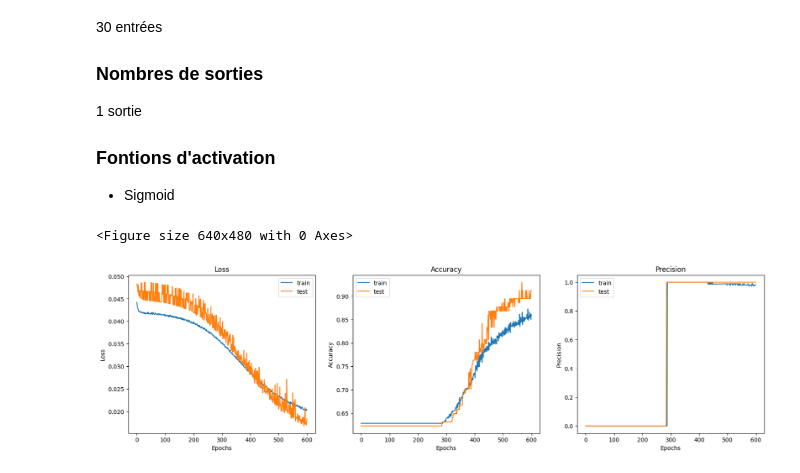
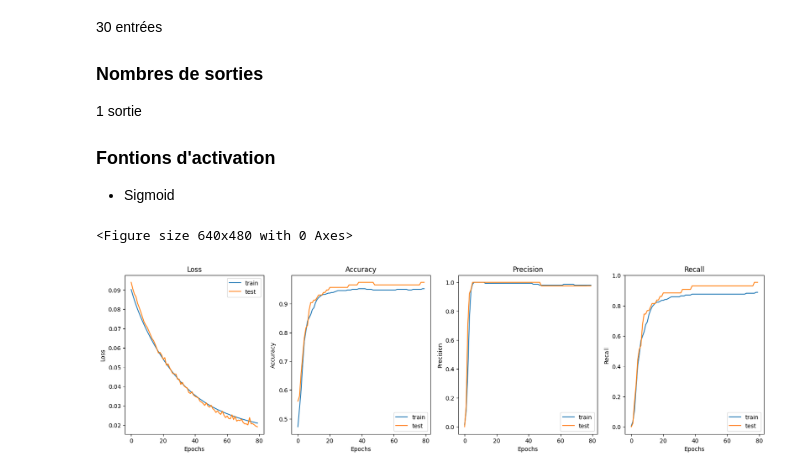
Before and after one commit to hugo-gclvs/Breast-Cancer-Diagnosis, a Jupyter notebook: TD3.ipynb, the cells around one changed output. Cells and saved outputs as stored; diff of their text form; code cells hidden in the pictures.

Commit message:
Fix model

```diff
--- a/TD3.ipynb
+++ b/TD3.ipynb
@@ -147,10 +148,12 @@ optimizer = torch.optim.SGD(model.parameters(), lr=1e-2)
 train_losses = []
 train_accuracies = []
 train_precisions = []
+train_recalls = []
 
 test_losses = []
 test_accuracies = []
 test_precisions = []
+test_recalls = []
 # %%
 def train(train_loader, model, loss_fn, optimizer):
     model.train()
@@ -160,6 +163,7 @@ def train(train_loader, model, loss_fn, optimizer):
     total = 0
     nombre_vp = 0
     nombre_fp = 0
+    nombre_fn = 0
 
     for batch, (X, y) in enumerate(train_loader):
         X, y = X.to(device), y.to(device)
@@ -179,12 +183,14 @@ def train(train_loader, model, loss_fn, optimizer):
 
         nombre_vp += ((predictions == 1) & (y == 1)).sum().item()
         nombre_fp += ((predictions == 1) & (y == 0)).sum().item()
+        nombre_fn += ((predictions == 0) & (y == 1)).sum().item()
 
     epoch_loss /= size
     epoch_accuracy = correct / total
     epoch_precision = nombre_vp / (nombre_vp + nombre_fp + 1e-12)
+    epoch_recall = nombre_vp / (nombre_vp + nombre_fn + 1e-12)
 
-    return epoch_loss, epoch_accuracy, epoch_precision
+    return epoch_loss, epoch_accuracy, epoch_precision, epoch_recall
 # %%
 def test(test_loader, model, loss_fn):
     model.eval()
@@ -194,13 +200,14 @@ def test(test_loader, model, loss_fn):
     total = 0
     nombre_vp = 0
     nombre_fp = 0
+    nombre_fn = 0
 
     with torch.no_grad():
         for X, y in test_loader:
             X, y = X.to(device), y.to(device)
             pred = model(X)
             pred = pred.squeeze()
-            loss = loss_fn(pred, y)
+            loss = loss_fn(pred, y.view_as(pred))
             epoch_loss += loss.item()
 
             predictions = pred >= 0.5
@@ -209,52 +216,64 @@ def test(test_loader, model, loss_fn):
 
             nombre_vp += ((predictions == 1) & (y == 1)).sum().item()
             nombre_fp += ((predictions == 1) & (y == 0)).sum().item()
+            nombre_fn += ((predictions == 0) & (y == 1)).sum().item()
 
     epoch_loss /= size
     epoch_accuracy = correct / total
     epoch_precision = nombre_vp / (nombre_vp + nombre_fp + 1e-12)
+    epoch_recall = nombre_vp / (nombre_vp + nombre_fn + 1e-12)
 
-    return epoch_loss, epoch_accuracy, epoch_precision
+    return epoch_loss, epoch_accuracy, epoch_precision, epoch_recall
 # %%
-for epoch in notebook_tqdm.tqdm(range(600)):
-    train_loss, train_accuracy, train_precision = train(train_loader, model, loss_fn, optimizer)
+for epoch in notebook_tqdm.tqdm(range(80)):
+    train_loss, train_accuracy, train_precision, train_recall = train(train_loader, model, loss_fn, optimizer)
     train_losses.append(train_loss)
     train_accuracies.append(train_accuracy)
     train_precisions.append(train_precision)
+    train_recalls.append(train_recall)
 
-    test_loss, test_accuracy, test_precision = test(test_loader, model, loss_fn)
+    test_loss, test_accuracy, test_precision, test_recall = test(test_loader, model, loss_fn)
     test_losses.append(test_loss)
     test_accuracies.append(test_accuracy)
     test_precisions.append(test_precision)
+    test_recalls.append(test_recall)
 # %%
 plt.clf()
 
 plt.figure(figsize=(20, 5))
-plt.subplot(1, 3, 1)
+plt.subplot(1, 4, 1)
 plt.plot(train_losses, label='train')
 plt.plot(test_losses, label='test')
 plt.legend()
 plt.xlabel('Epochs')
 plt.ylabel('Loss')
 plt.title('Loss')
 
-plt.subplot(1, 3, 2)
+plt.subplot(1, 4, 2)
 plt.plot(train_accuracies, label='train')
 plt.plot(test_accuracies, label='test')
 plt.legend()
 plt.xlabel('Epochs')
 plt.ylabel('Accuracy')
 plt.title('Accuracy')
 
-plt.subplot(1, 3, 3)
+plt.subplot(1, 4, 3)
 plt.plot(train_precisions, label='train')
 plt.plot(test_precisions, label='test')
 plt.legend()
 plt.xlabel('Epochs')
 plt.ylabel('Precision')
 plt.title('Precision')
 
+plt.subplot(1, 4, 4)
+plt.plot(train_recalls, label='train')
+plt.plot(test_recalls, label='test')
+plt.legend()
+plt.xlabel('Epochs')
+plt.ylabel('Recall')
+plt.title('Recall')
+
 plt.show()
 # %% [output]
 <Figure size 640x480 with 0 Axes>
-[figure, old version]
+[figure, new version]
```
Also changed, not shown: parts of 5 cells of this notebook, 1 other file.
